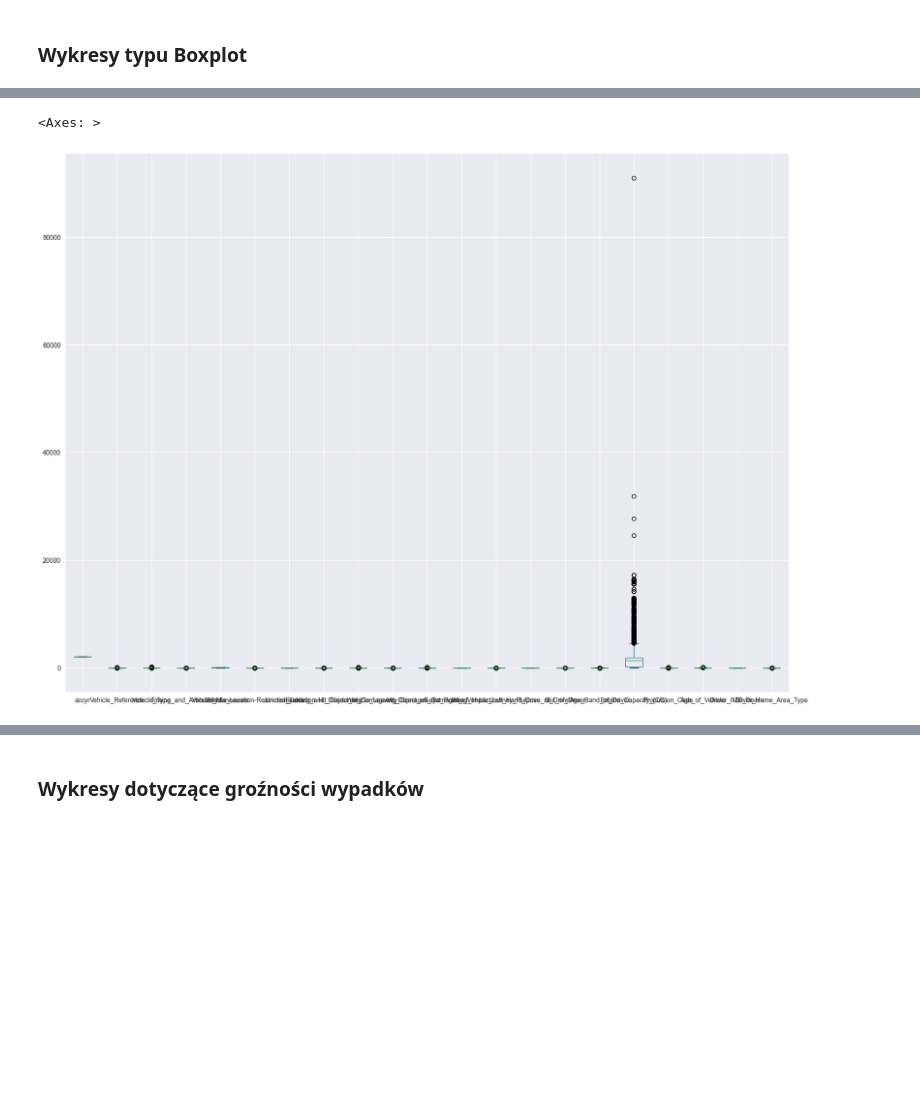
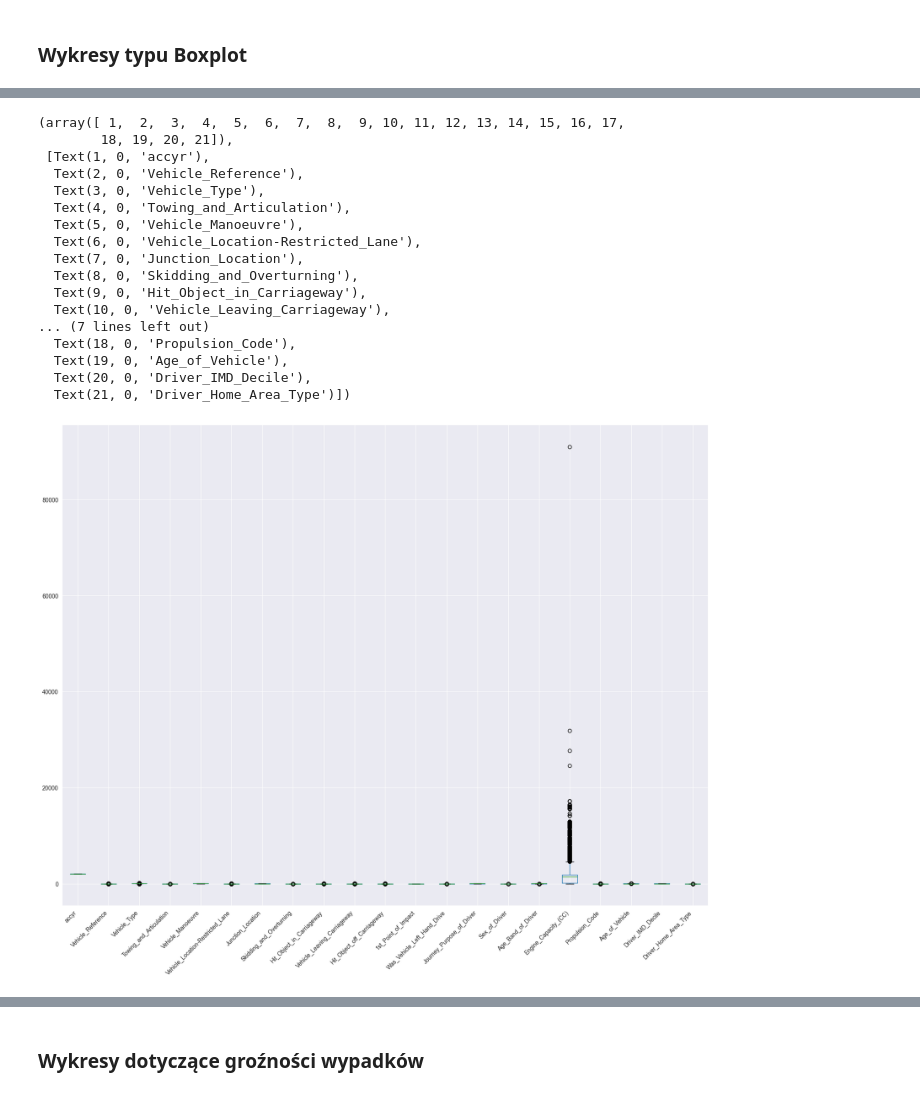
Before and after one commit to 3ldad/MOW2_Proj1, a Jupyter notebook: Analizy.ipynb, the cells around one changed output, grey strips where cells are left out. Cells and saved outputs as stored; diff of their text form; code cells hidden in the pictures; blank space fills up the shorter version.

```diff
--- a/Analizy.ipynb
+++ b/Analizy.ipynb
@@ -113,7 +242,24 @@ Vehicles.boxplot(figsize=(20,15))
 # %%
 MakeModel.boxplot(figsize=(20,15))
+plt.xticks(rotation=45, ha='right', fontsize=10)
 # %% [output]
-<Axes: >
+(array([ 1,  2,  3,  4,  5,  6,  7,  8,  9, 10, 11, 12, 13, 14, 15, 16, 17,
+        18, 19, 20, 21]),
+ [Text(1, 0, 'accyr'),
+  Text(2, 0, 'Vehicle_Reference'),
+  Text(3, 0, 'Vehicle_Type'),
+  Text(4, 0, 'Towing_and_Articulation'),
+  Text(5, 0, 'Vehicle_Manoeuvre'),
+  Text(6, 0, 'Vehicle_Location-Restricted_Lane'),
+  Text(7, 0, 'Junction_Location'),
+  Text(8, 0, 'Skidding_and_Overturning'),
+  Text(9, 0, 'Hit_Object_in_Carriageway'),
+  Text(10, 0, 'Vehicle_Leaving_Carriageway'),
+... (7 lines left out)
+  Text(18, 0, 'Propulsion_Code'),
+  Text(19, 0, 'Age_of_Vehicle'),
+  Text(20, 0, 'Driver_IMD_Decile'),
+  Text(21, 0, 'Driver_Home_Area_Type')])
-[figure, old version]
+[figure, new version]
 # %%
 Accidents.boxplot(figsize=(20,15))
```
Also changed, not shown: parts of 18 cells of this notebook, 1 other file.
